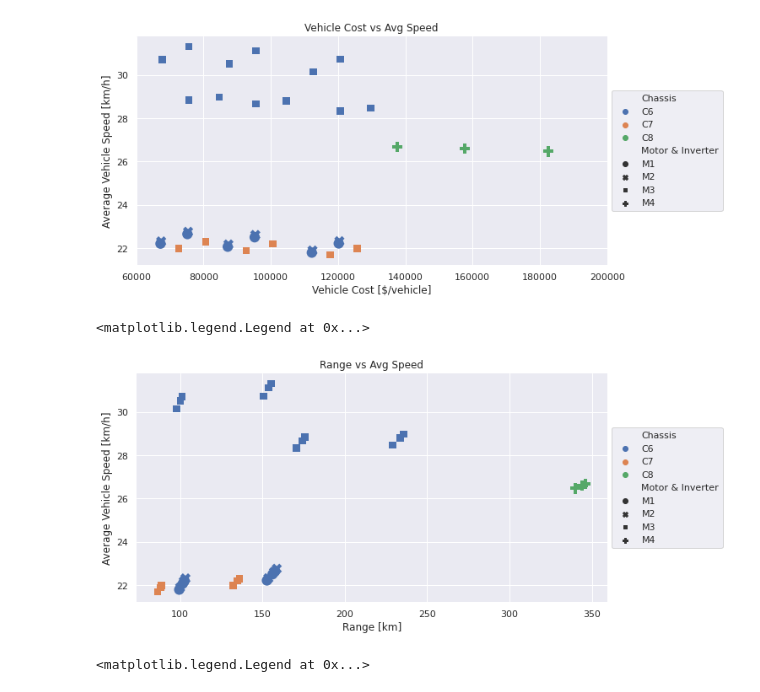
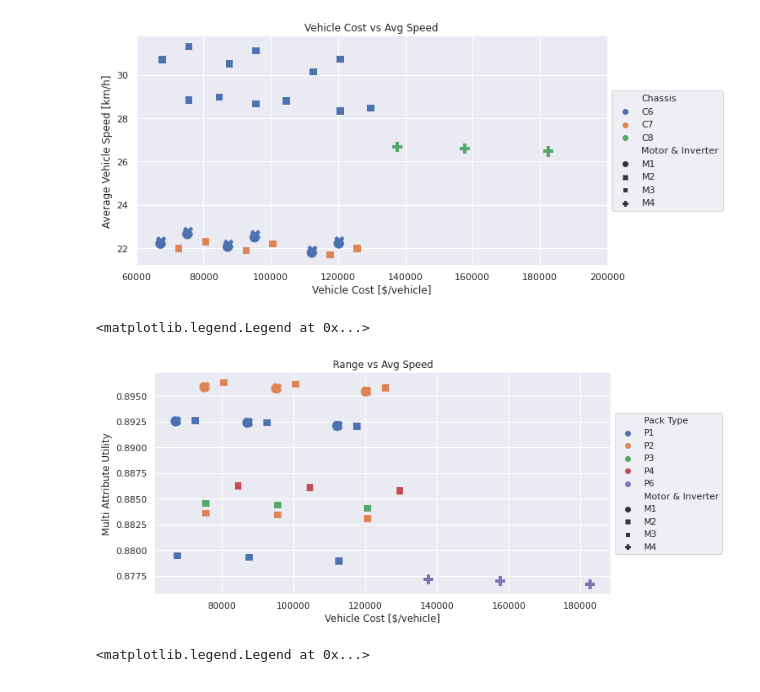
Before and after one commit to abdulelahsm/os4, a Jupyter notebook: design_data_eda.ipynb, the cells around one changed output. Drawn from its saved outputs; the diff is of its cells as text; code cells hidden in the pictures.

```diff
--- a/design_data_eda.ipynb
+++ b/design_data_eda.ipynb
@@ -328,18 +328,18 @@ g4.legend(loc='center left', bbox_to_anchor=(1.0, 0.5), ncol=1)
 # %%
 #Range [km]
 f, ax = plt.subplots(figsize=(10, 5))
 sns.despine(f, left=True, bottom=True)
-g4 = sns.scatterplot(x="Range [km]", y="Average Vehicle Speed [km/h]",
-                hue="Chassis", style="Motor & Inverter", s=150, #alpha=0.5,
+g4 = sns.scatterplot(x="Vehicle Cost [$/vehicle]", y="Multi Attribute Utility",
+                hue="Pack Type", style="Motor & Inverter", s=150, #alpha=0.5,
                 #palette="ch:r=-.2,d=.3_r",
                 size_norm=(200, 100), linewidth=0,
                 #legend="auto",
                 data=df_lvl3, ax=ax)
 g4.set_title("Range vs Avg Speed")
 g4.legend(loc='center left', bbox_to_anchor=(1.0, 0.5), ncol=1)
 # %% [output]
 <matplotlib.legend.Legend at 0x...>
-[figure, old version]
+[figure, new version]
 # %%
 #Availability [dml]
 f, ax = plt.subplots(figsize=(10, 5))
```
Also changed, not shown: parts of 10 cells of this notebook.
